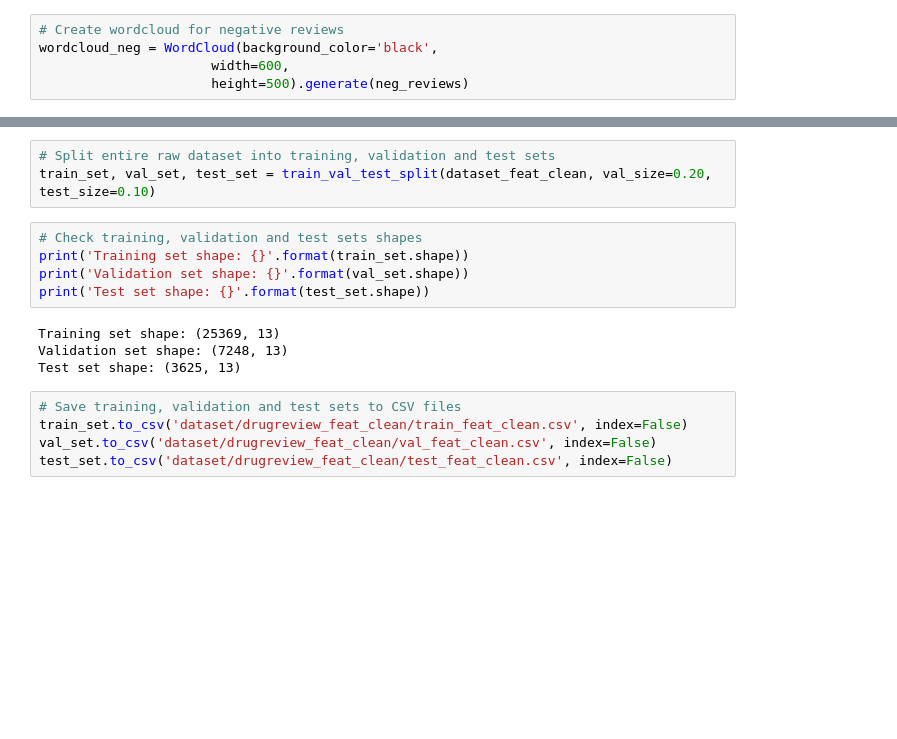
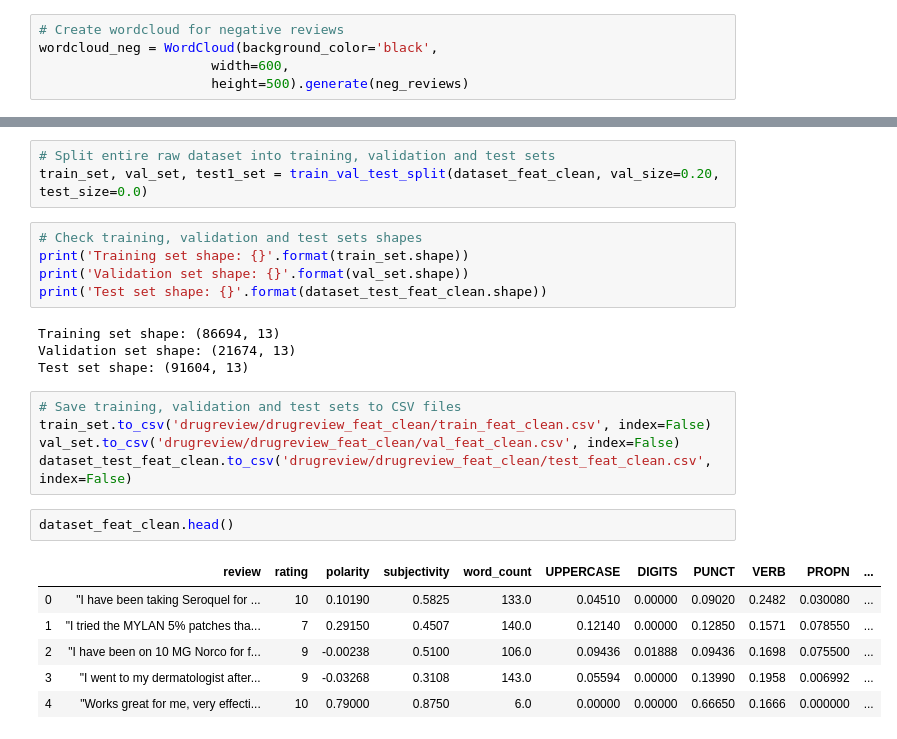
Before and after one commit to smvijaykumar/CS598-LHO, a Jupyter notebook: sentiment-analysis-drug-reviews/1_data_processing.ipynb, the cells around one changed output, grey strips where cells are left out. Saved outputs shown, nothing was run; the diff lists cells and outputs as text; blank space fills up the shorter version.

```diff
--- a/sentiment-analysis-drug-reviews/1_data_processing.ipynb
+++ b/sentiment-analysis-drug-reviews/1_data_processing.ipynb
@@ -881,17 +968,26 @@ plt.tight_layout()
 # %%
 # Split entire raw dataset into training, validation and test sets
-train_set, val_set, test_set = train_val_test_split(dataset_feat_clean, val_size=0.20, test_size=0.10)
+train_set, val_set, test1_set = train_val_test_split(dataset_feat_clean, val_size=0.20, test_size=0.0)
 # %%
 # Check training, validation and test sets shapes
 print('Training set shape: {}'.format(train_set.shape))
 print('Validation set shape: {}'.format(val_set.shape))
-print('Test set shape: {}'.format(test_set.shape))
+print('Test set shape: {}'.format(dataset_test_feat_clean.shape))
 # %% [output]
-Training set shape: (25369, 13)
-Validation set shape: (7248, 13)
-Test set shape: (3625, 13)
+Training set shape: (86694, 13)
+Validation set shape: (21674, 13)
+Test set shape: (91604, 13)
 # %%
 # Save training, validation and test sets to CSV files
-train_set.to_csv('dataset/drugreview_feat_clean/train_feat_clean.csv', index=False)
-val_set.to_csv('dataset/drugreview_feat_clean/val_feat_clean.csv', index=False)
-test_set.to_csv('dataset/drugreview_feat_clean/test_feat_clean.csv', index=False)
+train_set.to_csv('drugreview/drugreview_feat_clean/train_feat_clean.csv', index=False)
+val_set.to_csv('drugreview/drugreview_feat_clean/val_feat_clean.csv', index=False)
+dataset_test_feat_clean.to_csv('drugreview/drugreview_feat_clean/test_feat_clean.csv', index=False)
+# %%
+dataset_feat_clean.head()
+# %% [output]
+|  | review | rating | polarity | subjectivity | word_count | UPPERCASE | DIGITS | PUNCT | VERB | PROPN | ... |
+| 0 | "I have been taking Seroquel for ... | 10 | 0.10190 | 0.5825 | 133.0 | 0.04510 | 0.00000 | 0.09020 | 0.2482 | 0.030080 | ... |
+| 1 | "I tried the MYLAN 5% patches tha... | 7 | 0.29150 | 0.4507 | 140.0 | 0.12140 | 0.00000 | 0.12850 | 0.1571 | 0.078550 | ... |
+| 2 | "I have been on 10 MG Norco for f... | 9 | -0.00238 | 0.5100 | 106.0 | 0.09436 | 0.01888 | 0.09436 | 0.1698 | 0.075500 | ... |
+| 3 | "I went to my dermatologist after... | 9 | -0.03268 | 0.3108 | 143.0 | 0.05594 | 0.00000 | 0.13990 | 0.1958 | 0.006992 | ... |
+| 4 | "Works great for me, very effecti... | 10 | 0.79000 | 0.8750 | 6.0 | 0.00000 | 0.00000 | 0.66650 | 0.1666 | 0.000000 | ... |
```
Also changed, not shown: parts of 34 cells of this notebook, 11 other files.
